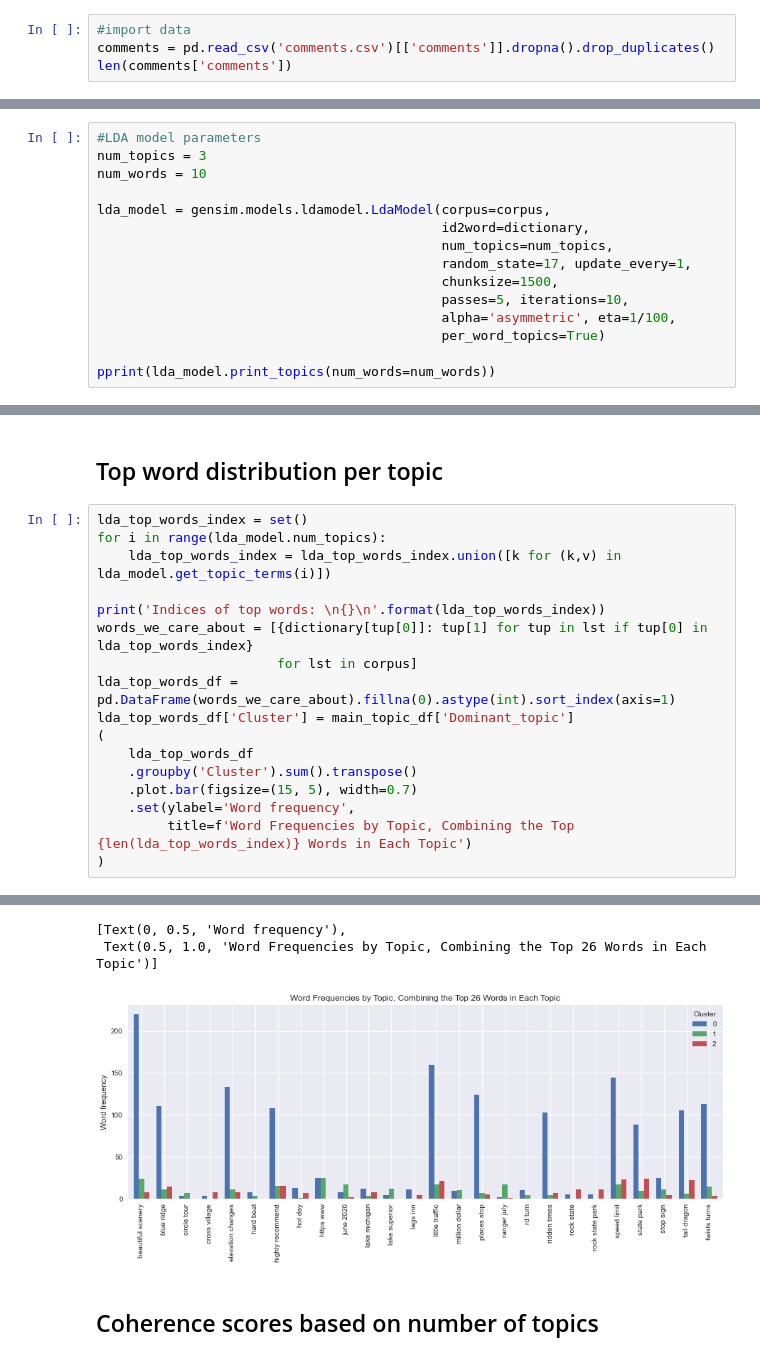
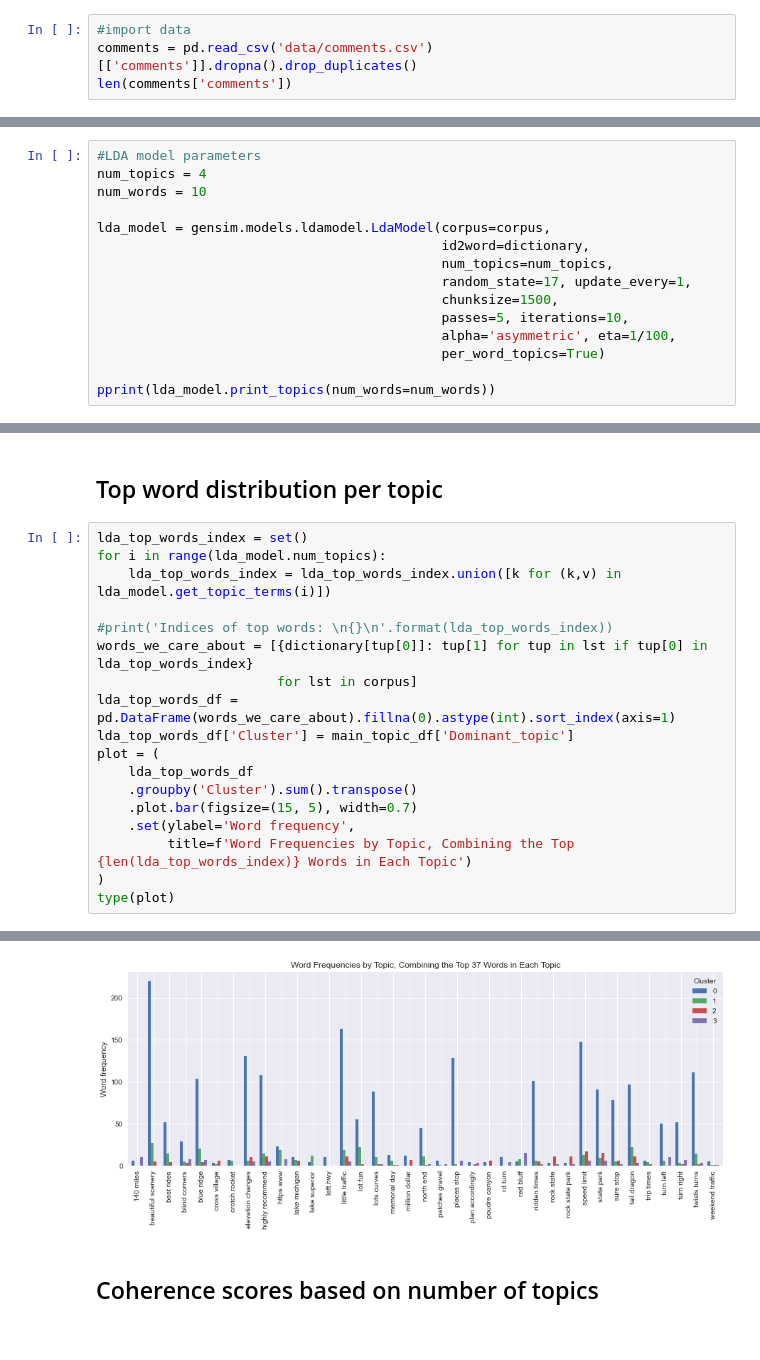
Before and after one commit to kweino/sunday-driver, a Jupyter notebook: MR_Comment_Topic_Modeling.ipynb, the cells around one changed output, grey strips where cells are left out. Drawn from its saved outputs; the diff is of its cells as text.

```diff
--- a/MR_Comment_Topic_Modeling.ipynb
+++ b/MR_Comment_Topic_Modeling.ipynb
@@ -13,7 +13,7 @@ import matplotlib.pyplot as plt
 from ipywidgets import interact, IntSlider
 # %%
 #import data
-comments = pd.read_csv('comments.csv')[['comments']].dropna().drop_duplicates()
+comments = pd.read_csv('data/comments.csv')[['comments']].dropna().drop_duplicates()
 len(comments['comments'])
 # %% [output]
 4236
@@ -47,7 +47,7 @@ corpus = [dictionary.doc2bow(t) for t in processed_text]
 ## Initial LDA Model
 # %%
 #LDA model parameters
-num_topics = 3
+num_topics = 4
 num_words = 10
 
 lda_model = gensim.models.ldamodel.LdaModel(corpus=corpus,
@@ -174,16 +180,17 @@ lda_top_words_index = set()
 for i in range(lda_model.num_topics):
     lda_top_words_index = lda_top_words_index.union([k for (k,v) in lda_model.get_topic_terms(i)])
 
-print('Indices of top words: \n{}\n'.format(lda_top_words_index))
+#print('Indices of top words: \n{}\n'.format(lda_top_words_index))
 words_we_care_about = [{dictionary[tup[0]]: tup[1] for tup in lst if tup[0] in lda_top_words_index}
                        for lst in corpus]
 lda_top_words_df = pd.DataFrame(words_we_care_about).fillna(0).astype(int).sort_index(axis=1)
 lda_top_words_df['Cluster'] = main_topic_df['Dominant_topic']
-(
+plot = (
     lda_top_words_df
     .groupby('Cluster').sum().transpose()
     .plot.bar(figsize=(15, 5), width=0.7)
     .set(ylabel='Word frequency',
          title=f'Word Frequencies by Topic, Combining the Top {len(lda_top_words_index)} Words in Each Topic')
 )
+type(plot)
 # %% [output]
@@ -192,6 +198,4 @@ Indices of top words:
-[Text(0, 0.5, 'Word frequency'),
- Text(0.5, 1.0, 'Word Frequencies by Topic, Combining the Top 26 Words in Each Topic')]
-[figure, old version]
+[figure, new version]
 # %% [markdown]
 ## Coherence scores based on number of topics
 # %%
```
Also changed, not shown: parts of 7 cells of this notebook, 9 other files.
